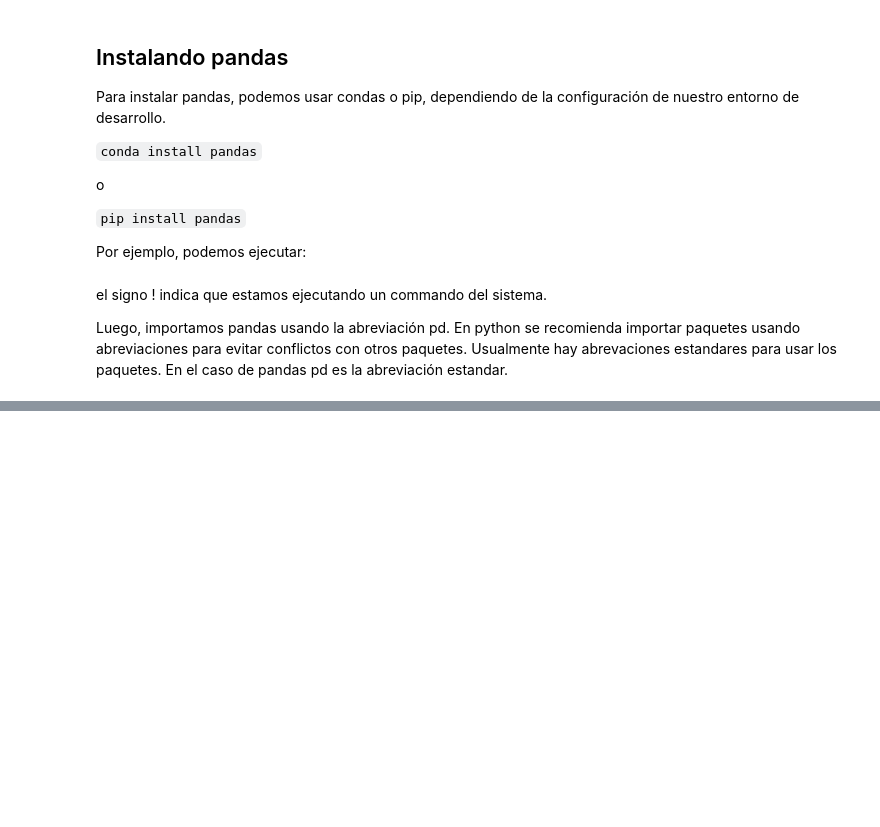
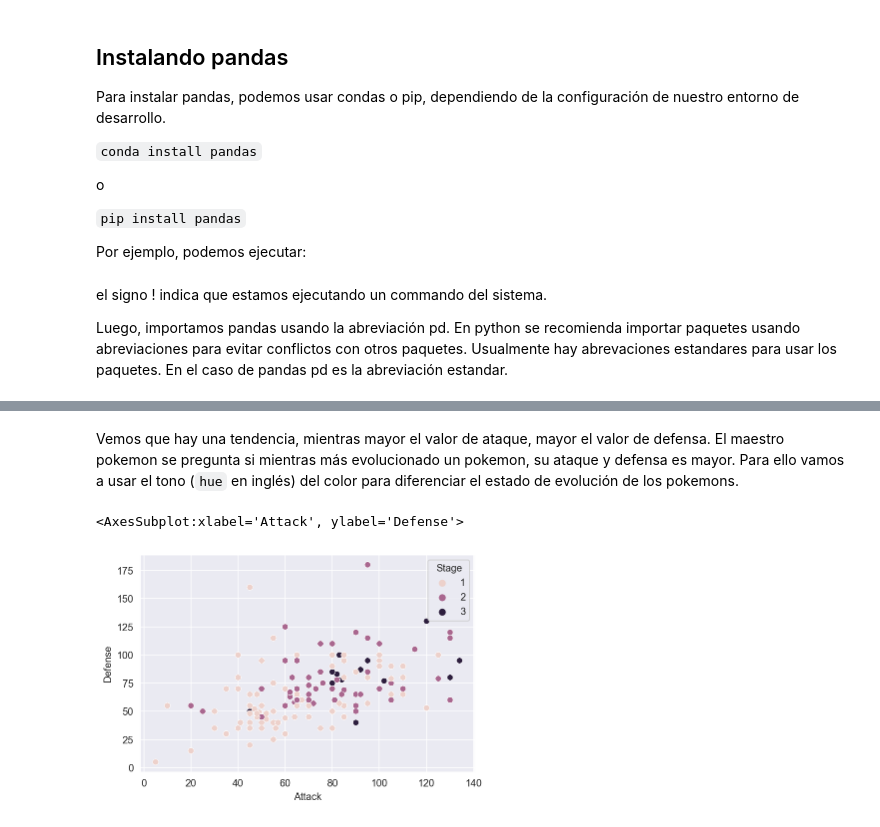
Before and after one commit to jramirezgen/pandas_ds, a Jupyter notebook: Pandas y Seaborn.ipynb, the cells around one changed output, grey strips where cells are left out. Drawn from its saved outputs; the diff is of its cells as text; code cells hidden in the pictures; blank space fills up the shorter version.

```diff
--- a/Pandas y Seaborn.ipynb
+++ b/Pandas y Seaborn.ipynb
@@ -27,0 +667,8 @@ Los componentes principales de pandas son: Series y DataFrames
+# %% [markdown]
+Vemos que hay una tendencia, mientras mayor el valor de ataque, mayor el valor de defensa.
+El maestro pokemon se pregunta si mientras más evolucionado un pokemon, su ataque y defensa es mayor. Para ello vamos a usar el tono (`hue` en inglés) del color para diferenciar el estado de evolución de los pokemons.
+# %%
+sns.scatterplot(x='Attack', y='Defense', data=df, hue='Stage')
+# %% [output]
+<AxesSubplot:xlabel='Attack', ylabel='Defense'>
+[figure, added]
```
Also changed, not shown: parts of 148 cells of this notebook, 10 other files.
